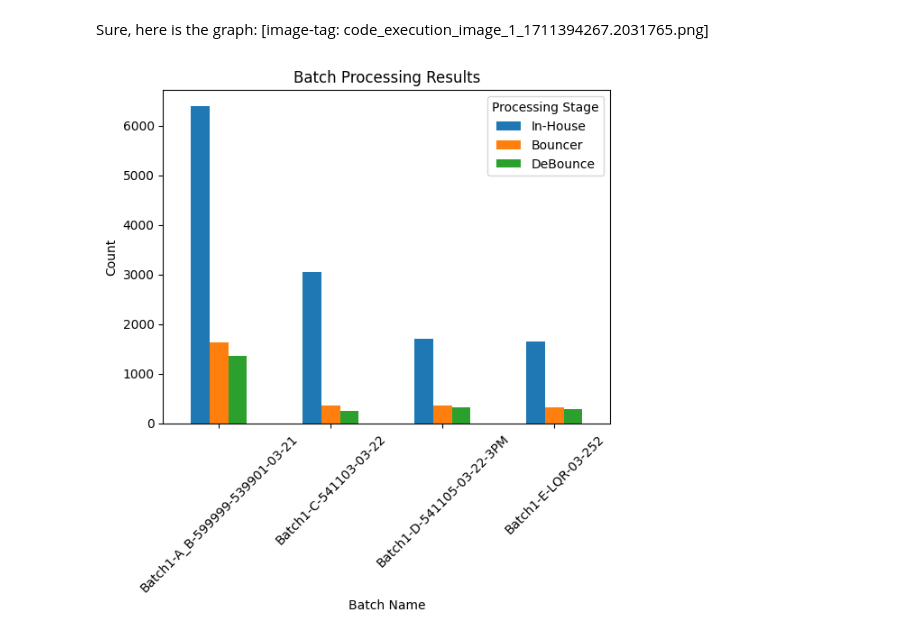
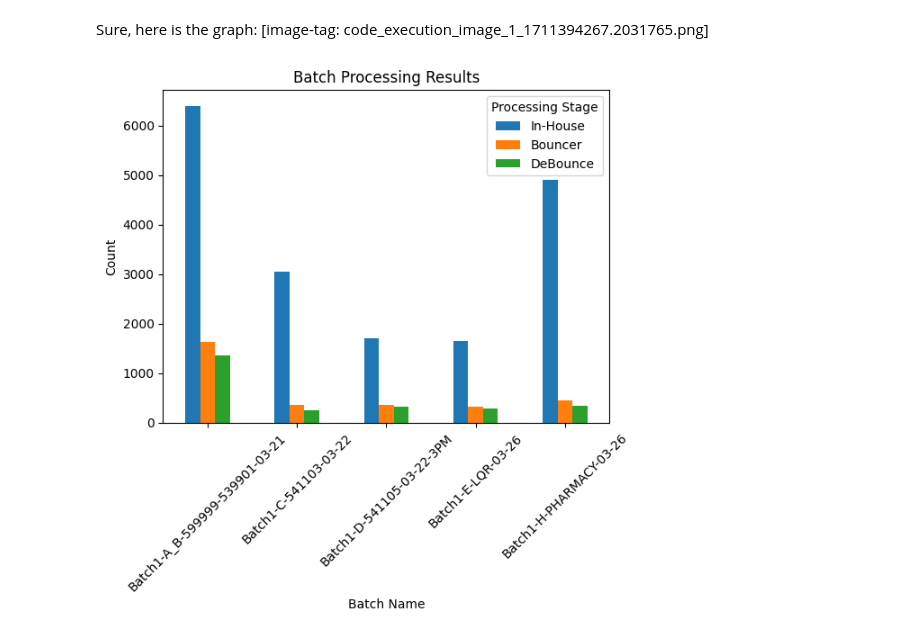
Before and after one commit to ronknight/brevo-pyplot, a Jupyter notebook: Brevo_Batch_Processing_Result.ipynb, the cells around one changed output. Drawn from its saved outputs; the diff is of its cells as text; code cells hidden in the pictures.

```diff
--- a/Brevo_Batch_Processing_Result.ipynb
+++ b/Brevo_Batch_Processing_Result.ipynb
@@ -7,32 +7,33 @@ Sure, here is the graph:
 
 import pandas as pd
 import matplotlib.pyplot as plt
 
 # Data as a list of dictionaries
 data = [
     {"Batch#": "Batch1-A_B-599999-539901-03-21", "Initial Number": 46648, "In-House": 6401, "Bouncer": 1636, "DeBounce": 1352},
     {"Batch#": "Batch1-C-541103-03-22", "Initial Number": 46799, "In-House": 3046, "Bouncer": 357, "DeBounce": 258},
     {"Batch#": "Batch1-D-541105-03-22-3PM", "Initial Number": 94603, "In-House": 1697, "Bouncer": 351, "DeBounce": 319},
-    {"Batch#": "Batch1-E-LQR-03-252", "Initial Number": 15353, "In-House": 1655, "Bouncer": 318, "DeBounce": 279}
+    {"Batch#": "Batch1-E-LQR-03-26", "Initial Number": 15353, "In-House": 1655, "Bouncer": 318, "DeBounce": 279},
+    {"Batch#": "Batch1-H-PHARMACY-03-26", "Initial Number": 131799, "In-House": 4900, "Bouncer": 444, "DeBounce": 345}
 
 ]
 
 # Load data into a pandas DataFrame
 df = pd.DataFrame(data)
 
 # Extract batch names from the "Batch#" column (assuming they are the first part before any numbers)
 df["Batch Name"] = df["Batch#"].str.split().str[0]
 
 # Plot the data (excluding "Initial Number")
 df.drop("Initial Number", axis=1).plot(x="Batch Name", kind="bar", stacked=False)
 
 # Customize the plot
 plt.title("Batch Processing Results")
 plt.xlabel("Batch Name")
 plt.ylabel("Count")
 plt.legend(title="Processing Stage")
 plt.xticks(rotation=45)  # Rotate x-axis labels for better readability
 
 plt.show()
 # %% [output]
-[figure, old version]
+[figure, new version]
```
